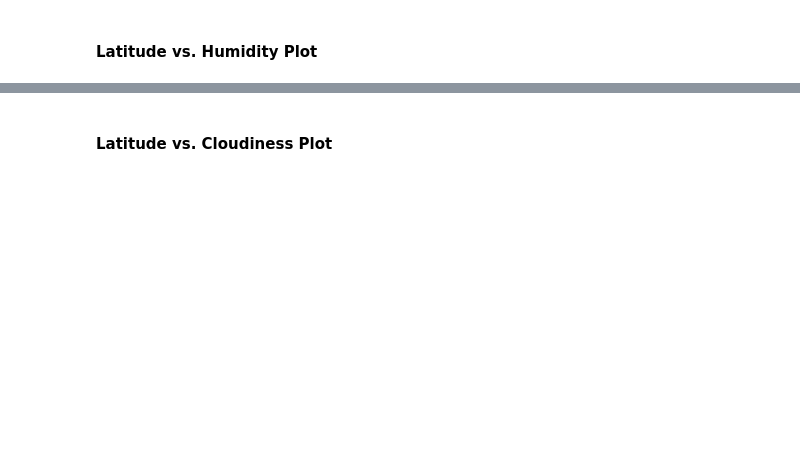
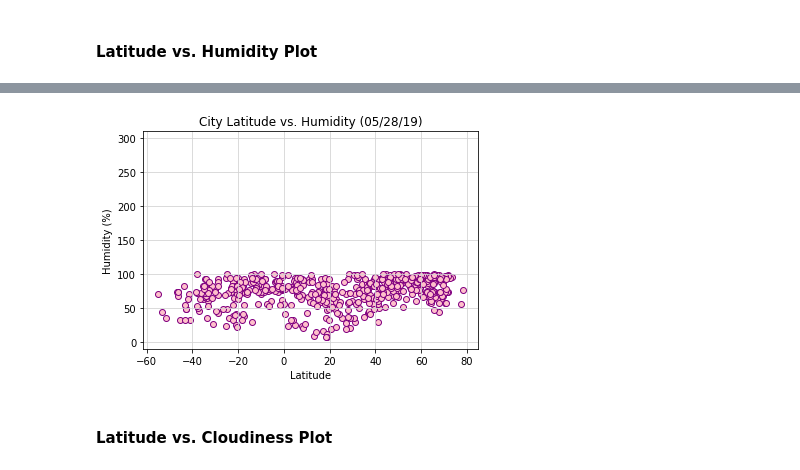
Before and after one commit to CMRobicheaux/python-api-challenge, a Jupyter notebook: starter_code/WeatherPy.ipynb, the cells around one changed output, grey strips where cells are left out. Cells and saved outputs as stored; diff of their text form; code cells hidden in the pictures; blank space fills up the shorter version.

```diff
--- a/starter_code/WeatherPy.ipynb
+++ b/starter_code/WeatherPy.ipynb
@@ -187,2 +141,13 @@ dtype: int64
+# %%
+plt.scatter(weather_data["Lat"],weather_data["Humidity"],edgecolors="purple",facecolors="pink")
+plt.title("City Latitude vs. Humidity (05/28/19)")
+plt.xlabel("Latitude")
+plt.ylabel("Humidity (%)")
+plt.ylim(-10,310)
+plt.grid (b=True, which="major", axis="both", linestyle="-",color="lightgrey")
+plt.savefig("Lat_v_Humidity.png")
+plt.show()
+# %% [output]
+[figure, added]
 # %% [markdown]
 #### Latitude vs. Cloudiness Plot
```
Also changed, not shown: parts of 33 cells of this notebook, 13 other files.
